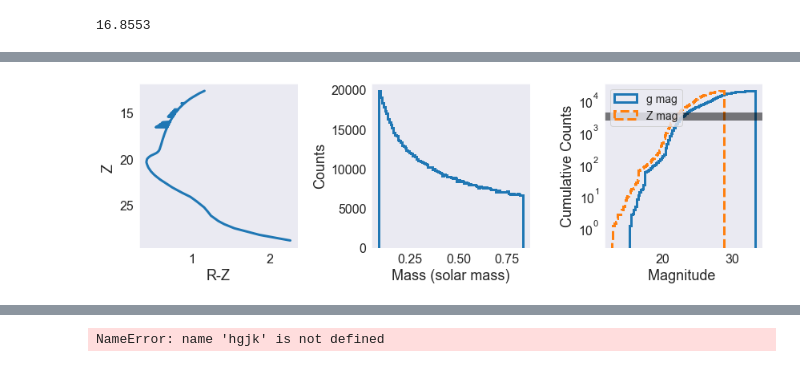
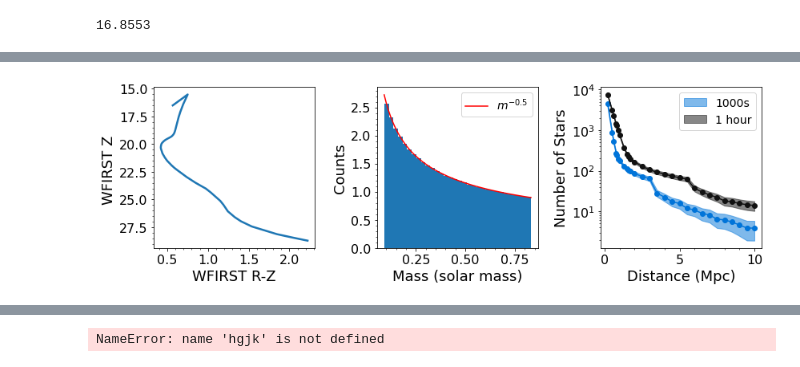
Before and after one commit to caganze/stellarstreams, a Jupyter notebook: notebooks/PaperFigures_Z28.65 My version.ipynb, the cells around one changed output, grey strips where cells are left out. Saved outputs shown, nothing was run; the diff lists cells and outputs as text; code cells hidden in the pictures.

```diff
--- a/notebooks/PaperFigures_Z28.65 My version.ipynb
+++ b/notebooks/PaperFigures_Z28.65 My version.ipynb
@@ -8,7 +8,7 @@ import scipy.interpolate as interp
 import matplotlib as mpl
 
 import seaborn as sns
-sns.set_style("dark")
+#sns.set_style("dark")
 
 
 mpl.rc('xtick', labelsize=16)
@@ -828,0 +822,5 @@ NUMSTARS
+# %%
+MAG_LIMIT=27.15
+for D_MOD_GALAX in dmods:
+    k='mlimit{:.2f} dmod{:.2f}'.format(MAG_LIMIT, D_MOD_GALAX)
+    print (int(np.round(NUMSTARS[k])))
@@ -828,0 +845,5 @@ NUMSTARS
+# %%
+MAG_LIMIT=28.54
+for D_MOD_GALAX in dmods:
+    k='mlimit{:.2f} dmod{:.2f}'.format(MAG_LIMIT, D_MOD_GALAX)
+    print (int(np.round(NUMSTARS[k])))
@@ -835,13 +888,10 @@ with open(filename, 'wb') as file:
 fig, ax=plt.subplots(ncols=3, figsize=(12, 4))
 
 D_MOD_GALAX= 24.5153
-MAG_LIMIT=28.15
+MAG_LIMIT=30
 
-NSIM=100_0000
+NSIM=1_000_0000
 sample_lowmasses=sample_from_powerlaw(-0.5, xmin=np.min(cfht_mini), xmax=np.max(cfht_mini), nsample=int(NSIM))
-
-
-
 
 inter_gmags = interp.interp1d(cfht_mini, cfht_gmag)
 inter_imags = interp.interp1d(cfht_mini, cfht_imag)
@@ -858,9 +908,6 @@ num_20_23= len(sample_gmags[np.logical_and(sample_gmags>20, sample_gmags<23)])
 print ('number of stars between 20 and 23 G mag {}'.format( num_20_23))
 
 norm= 3000/num_20_23
-
-
-
 
 
 ### SUM up histogram ###
@@ -883,38 +930,81 @@ for i in range(len(mag_array)):
 #multiply by the scale factor
 dist_mod_And = D_MOD_GALAX-d_mod
 
-nstars_wfirst = (len(np.where((sample_Zmags < MAG_LIMIT-dist_mod_And  ))[0])*   num_20_23)/NSIM
+nstars_wfirst =  (len(np.where((sample_Zmags < MAG_LIMIT-dist_mod_And  ))[0]))*norm
 
 
 #print ('10 Pal 5  {}'.format(nstars_wfirst_m10))
 
 #plot the isochrone
 sorted_z= np.argsort(sample_Zmags)
-ax[0].plot( (sample_Rmags-sample_Zmags)[sorted_z], sample_Zmags[sorted_z], linewidth=3 )
+#ax[0].scatter( (sample_Rmags-sample_Zmags)[sorted_z], sample_Zmags[sorted_z], marker= '.',  s=1, color='#111111')
+#ax[0].plot((sample_Rmags-sample_Zmags)[sorted_z], sample_Zmags[sorted_z],  color='#111111')
+mass_grid=np.linspace(0.091,0.83, 1000)
+
+ax[0].plot(inter_Rmags(mass_grid)-inter_Zmags(mass_grid),  inter_Zmags(mass_grid)+ d_mod, linewidth=2.5)
+
 ax[0].invert_yaxis()
-ax[0].set(xlabel='R-Z', ylabel='Z ')
+ax[0].set(xlabel='WFIRST R-Z', ylabel='WFIRST Z ')
 
 
-ax[1].hist(sample_lowmasses,  histtype='step', lw=3, bins='auto')
+ax[1].hist(sample_lowmasses,  lw=1, bins=32, density=True)
+x = np.linspace(sample_lowmasses.min(),sample_lowmasses.max(),74)
+y = 1.0/(2*np.sqrt( sample_lowmasses.max( ))-2*np.sqrt(sample_lowmasses.min()))*x**(-1./2)
+ax[1].plot(x,y, 'r-', label=r'$ m^{-0.5}$')
+
 ax[1].set(xlabel='Mass (solar mass)', ylabel='Counts')
 
 
 #plot the normalized number of stars
-(counts, bins) = np.histogram(sample_gmags, bins='auto')
-ax[-1].hist(bins[:-1], bins, weights=norm*counts , histtype='step', lw=3, cumulative=True, label= 'g mag')
+#$(counts, bins) = np.histogram(sample_gmags, bins='auto')
+#ax[-1].hist(bins[:-1], bins, weights=norm*counts , histtype='step', lw=3, cumulative=True, label= 'g mag')
 
 
 #plot the normalized number of stars
-(counts, bins) = np.histogram(sample_Zmags, bins='auto')
-ax[-1].hist(bins[:-1], bins, weights=norm*counts , histtype='step', lw=3, \
-            cumulative=True, label='Z mag', linestyle= '--')
-ax[-1].axhline(3000, c='k', linewidth=10, alpha=0.5)
-ax[-1].set(xlabel= 'Magnitude ', ylabel='Cumulative Counts', yscale='log')
-ax[-1].legend(fontsize=14, loc='upper left')
-plt.tight_layout()
+#(counts, bins) = np.histogram(sample_Zmags, bins=32)
+#ax[-1].hist(bins[:-1], bins, weights=norm*counts ,  lw=1, \
+#            cumulative=True,  linestyle= '--')
+#ax[-1].axhline(3000, c='k', linewidth=10, alpha=0.5)
+
+#ax[-1].axvline(27.15, c='k', linewidth=2, alpha=0.5, linestyle='--')
+#ax[-1].axvline(28.54, c='k', linewidth=2, alpha=0.5, linestyle='--')
+#ax[-1].set(xlabel= 'WFIST Z', ylabel='Cumulative Counts', yscale='log')
+
+number_27=[]
+number_28=[]
+for k in NUMSTARS.keys():
+    #dmod=float(k.split('dmod')[-1])
+    #d=10**(dmod/5+1)*u.pc.to(u.Mpc)
+
+    if k.split('mlimit')[-1].split()[0]=='27.15':
+        number_27.append(NUMSTARS[k])
+
+    if k.split('mlimit')[-1].split()[0]=='28.54':
+        number_28.append(NUMSTARS[k])
+
+ax[-1].plot( d.value, number_27, color='#0074D9')
+ax[-1].scatter( d.value, number_27, color='#0074D9')
+ax[-1].fill_between( d.value, number_27-np.sqrt(number_27),  number_27+np.sqrt(number_27), \
+                    color='#0074D9', alpha=0.5 , label='1000s')
+
+ax[-1].plot( d.value, number_28, color='#111111')
+ax[-1].fill_between( d.value, number_28-np.sqrt(number_28),  number_28+np.sqrt(number_28), \
+                    color='#111111', alpha=0.5, label='1 hour')
+ax[-1].scatter( d.value, number_28, color='#111111')
+
+ax[-1].set_yscale('log')
+ax[-1].set(xlabel='Distance (Mpc)', ylabel='Number of Stars')
+
+
 
 for a in ax:
+    a.tick_params(bottom=True, left=True)
+    a.xaxis.set_minor_locator(AutoMinorLocator())
     a.minorticks_on()
+
+ax[1].legend(fontsize=14, loc='upper right')
+ax[-1].legend(fontsize=14, loc='upper right')
+
 plt.tight_layout()
 plt.savefig(path_plot+'/isochrones_illustration.pdf')
 # %% [output]
@@ -922 +1012 @@ number of stars between 20 and 23 G mag 15345
-[figure, old version]
+[figure, new version]
```
Also changed, not shown: parts of 29 cells of this notebook, 17 other files.
